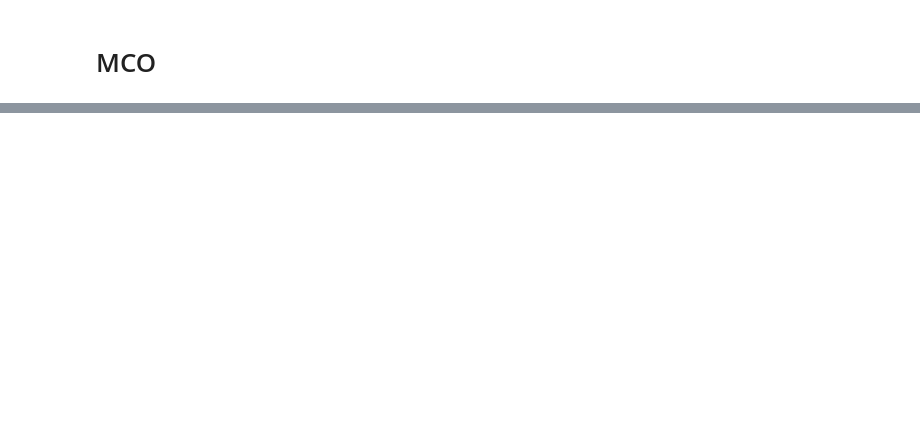
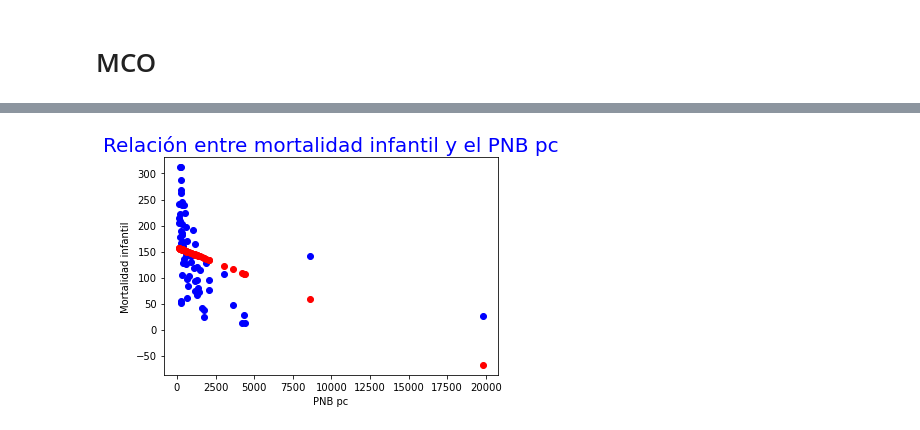
Before and after one commit to JuanAcevedoEcon/Econometria-basica-con-Python, a Jupyter notebook: Scripts/(2) MCO.ipynb, the cells around one changed output, grey strips where cells are left out. Drawn from its saved outputs; the diff is of its cells as text; code cells hidden in the pictures; blank space fills up the shorter version.

```diff
--- a/Scripts/(2) MCO.ipynb
+++ b/Scripts/(2) MCO.ipynb
@@ -84,0 +199,4 @@ modelo=sm.____()
+# %%
+modelo_con_intercepto=sm.OLS(datos["CM"],sm.add_constant(datos["PGNP"])) # agregamos intercepto
+resultados = modelo_con_intercepto.fit()
+print(resultados.summary())
@@ -84,0 +221,12 @@ modelo=sm.____()
+# %%
+valores_estimados = resultados.predict()
+# %%
+fig, ax = plt.subplots()
+ax.scatter(datos["PGNP"],datos["CM"],color="blue")
+ax.scatter(datos["PGNP"],valores_estimados,color="red")
+ax.set_ylabel("Mortalidad infantil")
+ax.set_xlabel("PNB pc")
+ax.set_title("Relación entre mortalidad infantil y el PNB pc", fontsize = 20, color = "blue")
+plt.show()
+# %% [output]
+[figure, added]
```
Also changed, not shown: parts of 21 cells of this notebook, 5 other files.
